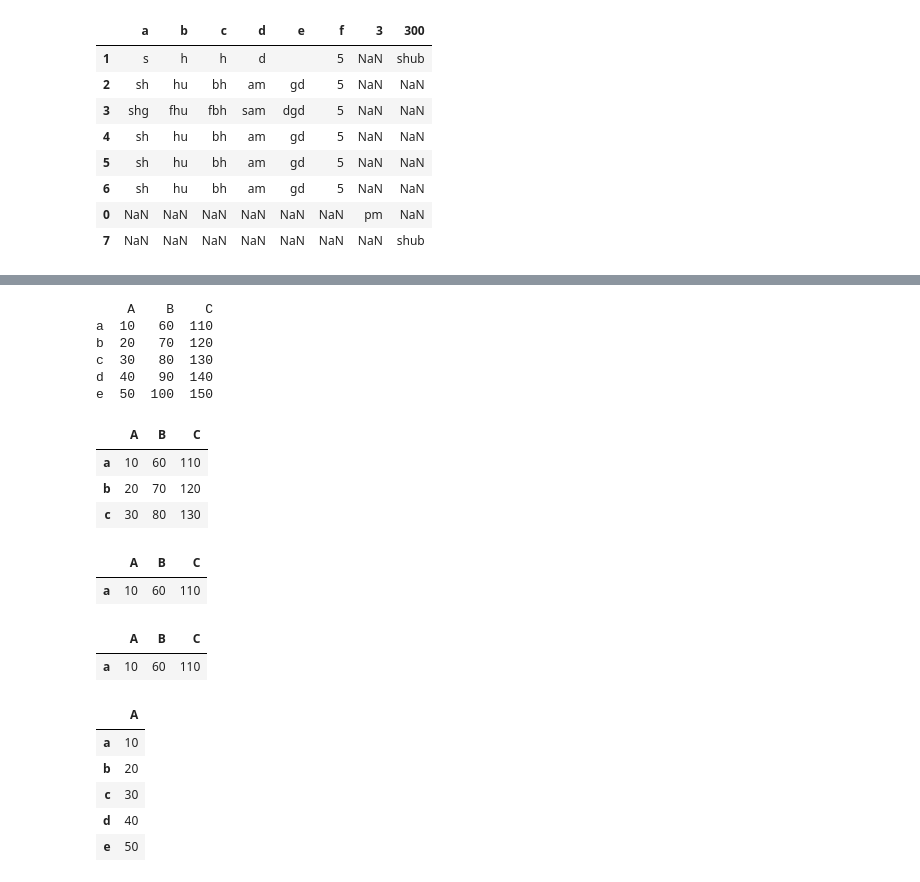
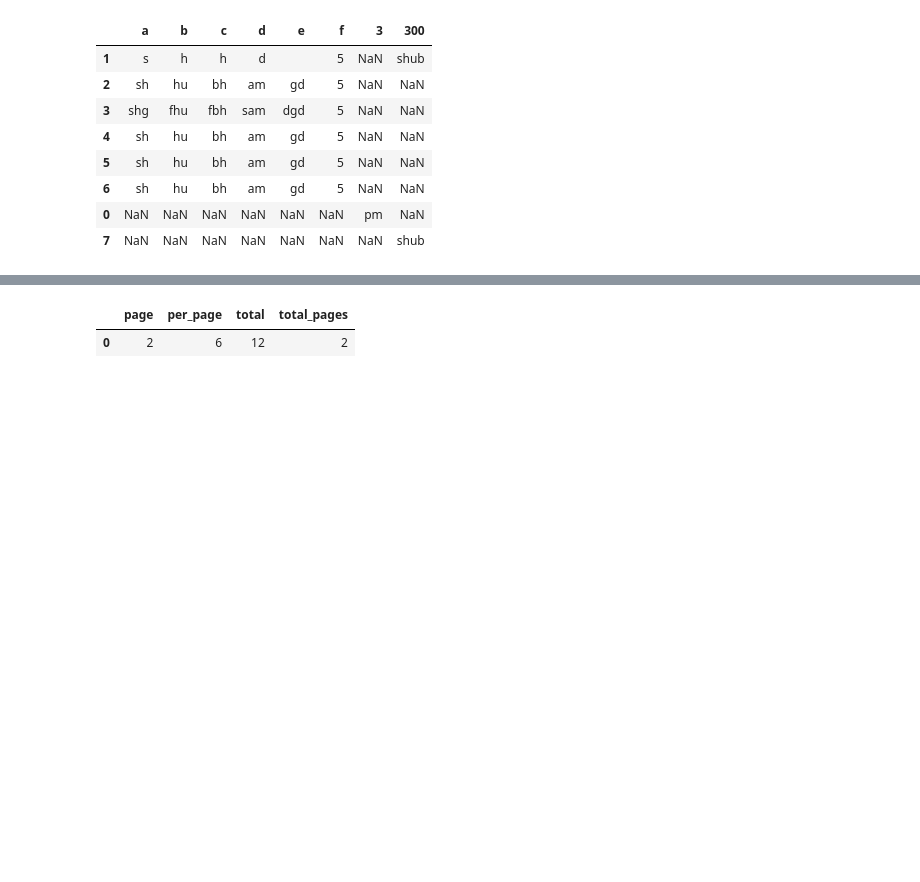
Before and after one commit to TylorOP/Machine-Learning, a Jupyter notebook: pandas/Day-1.ipynb, the cells around one changed output, grey strips where cells are left out. Drawn from its saved outputs; the diff is of its cells as text; code cells hidden in the pictures; blank space fills up the shorter version.

```diff
--- a/pandas/Day-1.ipynb
+++ b/pandas/Day-1.ipynb
@@ -550,37 +481,11 @@ df
-# %%
-print(df.loc['a':'e', :])
-# %% [output]
-    A    B    C
-a  10   60  110
-b  20   70  120
-c  30   80  130
-d  40   90  140
-e  50  100  150
-# %%
-df.loc[:'c']
-# %% [output]
-|  | A | B | C |
-| a | 10 | 60 | 110 |
-| b | 20 | 70 | 120 |
-| c | 30 | 80 | 130 |
-# %%
-# df.loc[:'a']   #wrong way of access i feel
-df.loc[['a'],:]
-# %% [output]
-|  | A | B | C |
-| a | 10 | 60 | 110 |
-# %%
-df.iloc[:1]   #wrong way of access i feel
-# df.iloc[[0],:]
-# %% [output]
-|  | A | B | C |
-| a | 10 | 60 | 110 |
-# %%
-df.loc[:,['A']]
-# %% [output]
-|  | A |
-| a | 10 |
-| b | 20 |
-| c | 30 |
-| d | 40 |
-| e | 50 |
+# %%
+dict_data = {'page': 2,
+ 'per_page': 6,
+ 'total': 12,
+ 'total_pages': 2,
+            }
+df = pd.DataFrame([dict_data])       #dict to Dataframe
+df
+# %% [output]
+|  | page | per_page | total | total_pages |
+| 0 | 2 | 6 | 12 | 2 |
```
Also changed, not shown: parts of 12 cells of this notebook.
